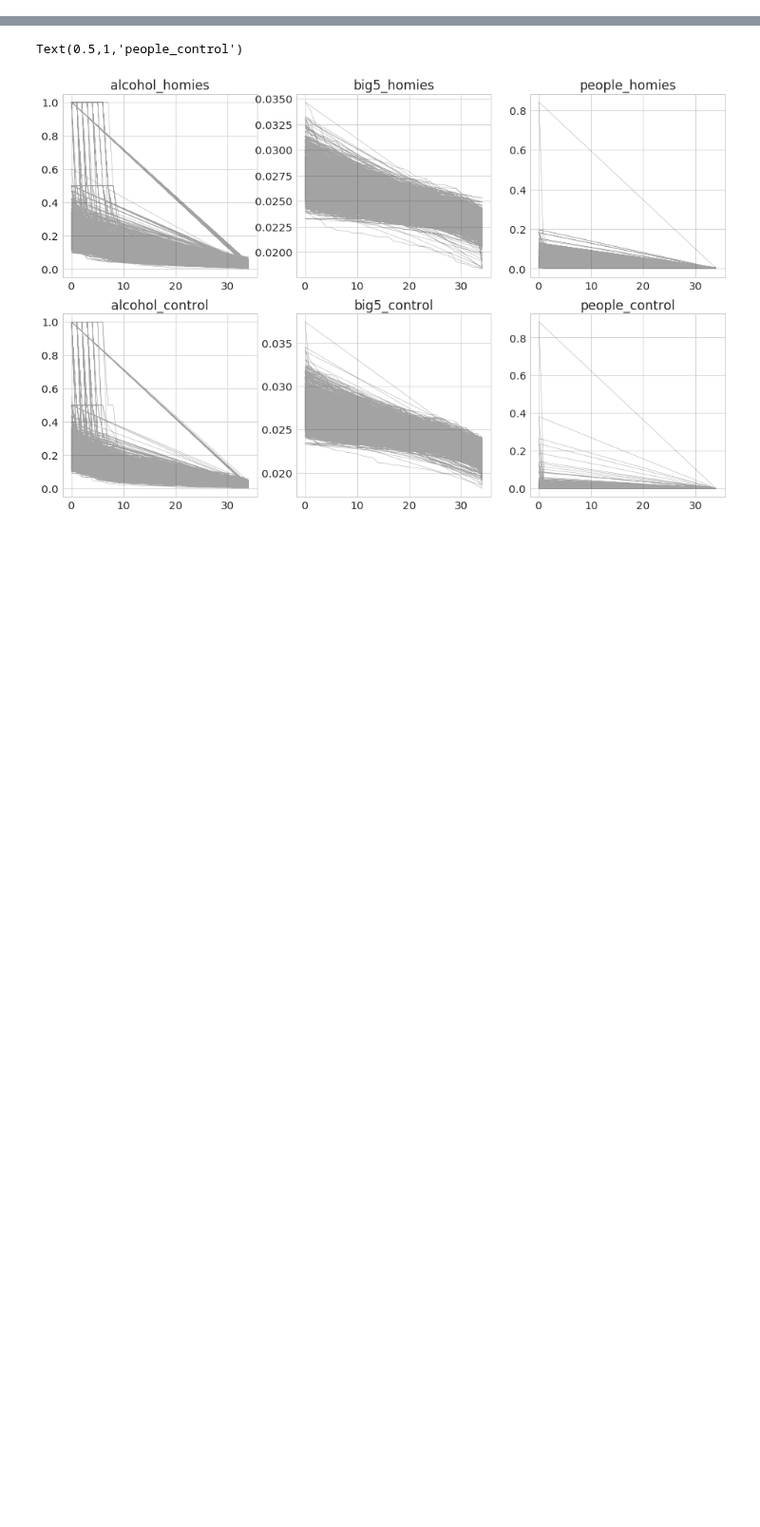
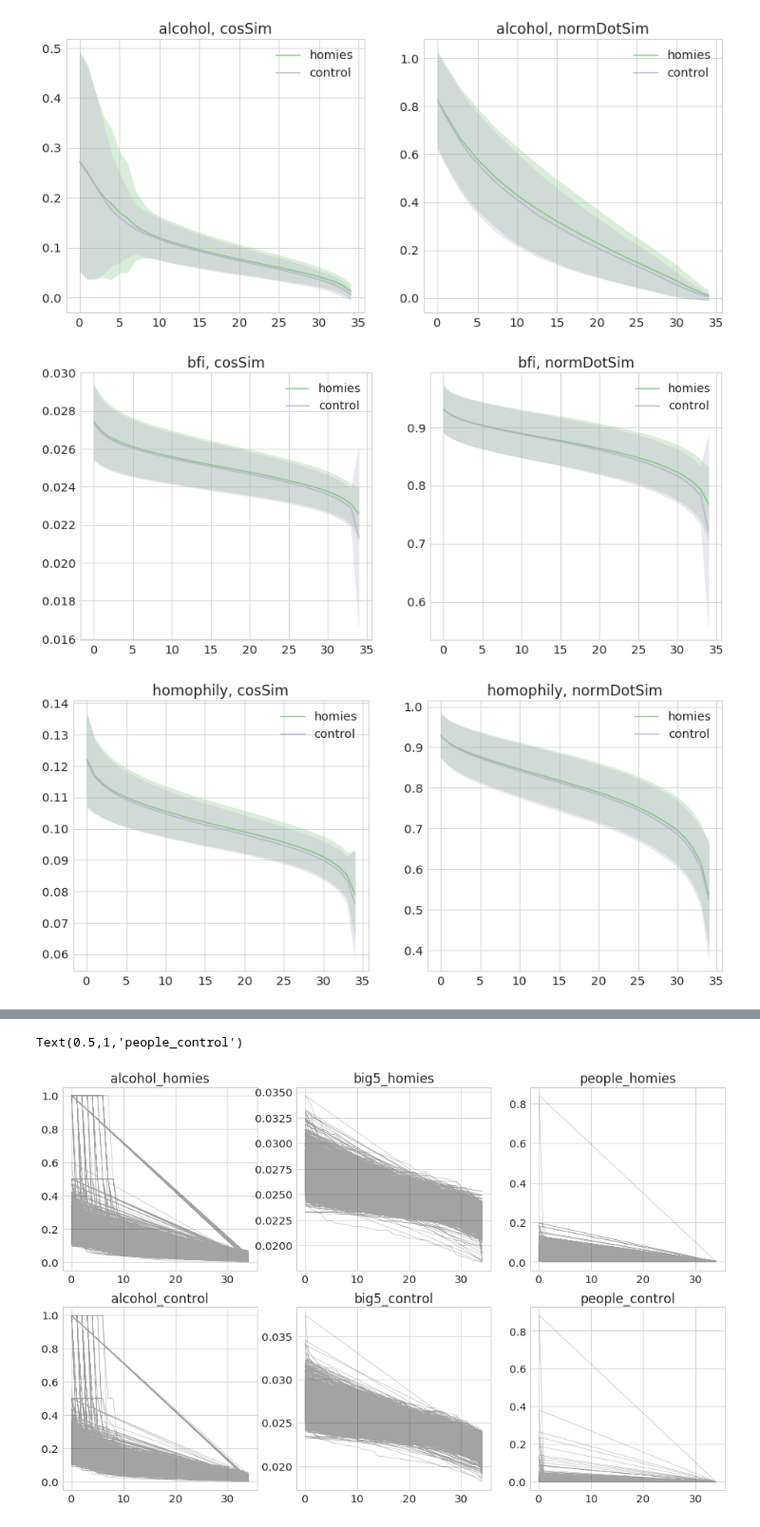
Before and after one commit to AllanLRH/master_thesis, a Jupyter notebook: morequestions/bluetooth_graph_analysis.ipynb, the cells around one changed output, grey strips where cells are left out. Shown at 95% size. Saved outputs shown, nothing was run; the diff lists cells and outputs as text; code cells hidden in the pictures; blank space fills up the shorter version.

Commit message:
Completed analysis of bluetooth graphs vs. questions, 35 homies

```diff
--- a/morequestions/bluetooth_graph_analysis.ipynb
+++ b/morequestions/bluetooth_graph_analysis.ipynb
@@ -46,0 +42,7 @@ df_people = pd.concat(people)
+# %%
+df = pd.DataFrame(qdct)
+df = df.fillna(0)
+df.columns.names = ['user', 'question', 'group', 'simfnc']
+# %%
+dfc = df.T.groupby(level=[1,2,3]).agg(['mean', 'std']).T
+dfc = dfc.fillna(method='ffill')
@@ -46,0 +61,23 @@ df_people = pd.concat(people)
+# %%
+idx = pd.IndexSlice
+
+for qst in dfc.columns.get_level_values('question').unique():
+    fig, axi = plt.subplots(1, 2, figsize=(14, 6))
+    for ax, fnc in zip(axi, dfc.columns.get_level_values('simfnc').unique()):
+        dfc[qst]['homies'][fnc].loc[idx[:, 'mean']].plot(ax=ax, label='homies')
+        upper_std = dfc[qst]['homies'][fnc].loc[idx[:, 'mean']] + dfc[qst]['homies'][fnc].loc[idx[:, 'std']]
+        lower_std = dfc[qst]['homies'][fnc].loc[idx[:, 'mean']] - dfc[qst]['homies'][fnc].loc[idx[:, 'std']]
+        ax.fill_between(dfc.index.get_level_values(0).unique(),
+                        lower_std, upper_std, color=colorcycle[0], alpha=0.3)
+        dfc[qst]['control'][fnc].loc[idx[:, 'mean']].plot(ax=ax, label='control')
+        upper_std = dfc[qst]['control'][fnc].loc[idx[:, 'mean']] + dfc[qst]['control'][fnc].loc[idx[:, 'std']]
+        lower_std = dfc[qst]['control'][fnc].loc[idx[:, 'mean']] - dfc[qst]['control'][fnc].loc[idx[:, 'std']]
+        ax.fill_between(dfc.index.get_level_values(0).unique(),
+                        lower_std, upper_std, color=colorcycle[1], alpha=0.3)
+        ax.legend(loc='best')
+        ax.set_title(qst + ', ' + fnc)
+    del fig
+# %% [output]
+[figure, added]
+[figure, added]
+[figure, added]
```
Also changed, not shown: parts of 6 cells of this notebook.
